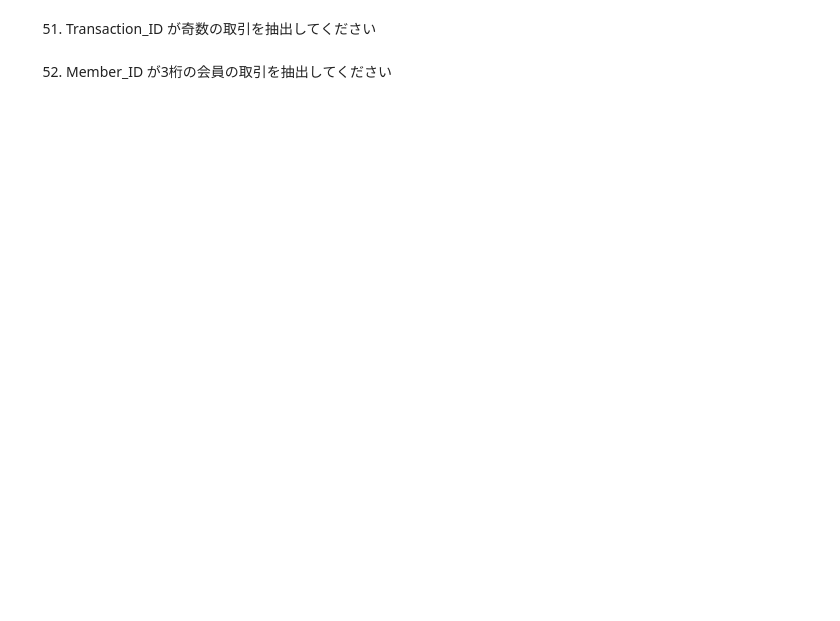
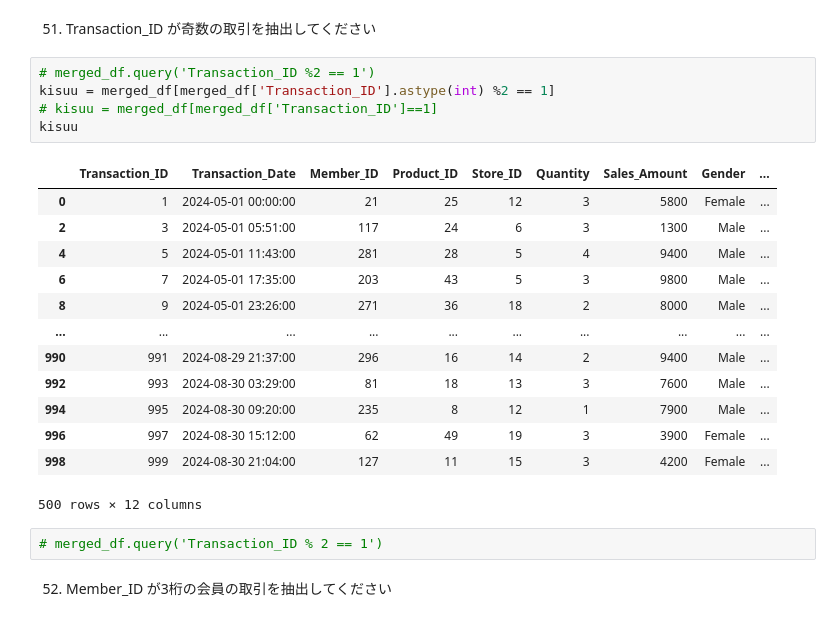
Before and after one commit to ken-hori-2/Kaggle_ws, a Jupyter notebook: 2025_Done/20250215_Done/Udemy_100本ノック_問題.ipynb, the cells around one changed output. Cells and saved outputs as stored; diff of their text form; blank space fills up the shorter version.

```diff
--- a/2025_Done/20250215_Done/Udemy_100本ノック_問題.ipynb
+++ b/2025_Done/20250215_Done/Udemy_100本ノック_問題.ipynb
@@ -1535,4 +1713,25 @@ merged_df.groupby('Gender')['Quantity'].mean().reset_index()
 # %% [markdown]
 51. Transaction_ID が奇数の取引を抽出してください
+# %%
+# merged_df.query('Transaction_ID %2 == 1')
+kisuu = merged_df[merged_df['Transaction_ID'].astype(int) %2 == 1]
+# kisuu = merged_df[merged_df['Transaction_ID']==1]
+kisuu
+# %% [output]
+|  | Transaction_ID | Transaction_Date | Member_ID | Product_ID | Store_ID | Quantity | Sales_Amount | Gender | ... |
+| 0 | 1 | 2024-05-01 00:00:00 | 21 | 25 | 12 | 3 | 5800 | Female | ... |
+| 2 | 3 | 2024-05-01 05:51:00 | 117 | 24 | 6 | 3 | 1300 | Male | ... |
+| 4 | 5 | 2024-05-01 11:43:00 | 281 | 28 | 5 | 4 | 9400 | Male | ... |
+| 6 | 7 | 2024-05-01 17:35:00 | 203 | 43 | 5 | 3 | 9800 | Male | ... |
+| 8 | 9 | 2024-05-01 23:26:00 | 271 | 36 | 18 | 2 | 8000 | Male | ... |
+| ... | ... | ... | ... | ... | ... | ... | ... | ... | ... |
+| 990 | 991 | 2024-08-29 21:37:00 | 296 | 16 | 14 | 2 | 9400 | Male | ... |
+| 992 | 993 | 2024-08-30 03:29:00 | 81 | 18 | 13 | 3 | 7600 | Male | ... |
+| 994 | 995 | 2024-08-30 09:20:00 | 235 | 8 | 12 | 1 | 7900 | Male | ... |
+| 996 | 997 | 2024-08-30 15:12:00 | 62 | 49 | 19 | 3 | 3900 | Female | ... |
+| 998 | 999 | 2024-08-30 21:04:00 | 127 | 11 | 15 | 3 | 4200 | Female | ... |
+500 rows × 12 columns
+# %%
+# merged_df.query('Transaction_ID % 2 == 1')
 # %% [markdown]
 52. Member_ID が3桁の会員の取引を抽出してください
```
Also changed, not shown: parts of 29 cells of this notebook.
